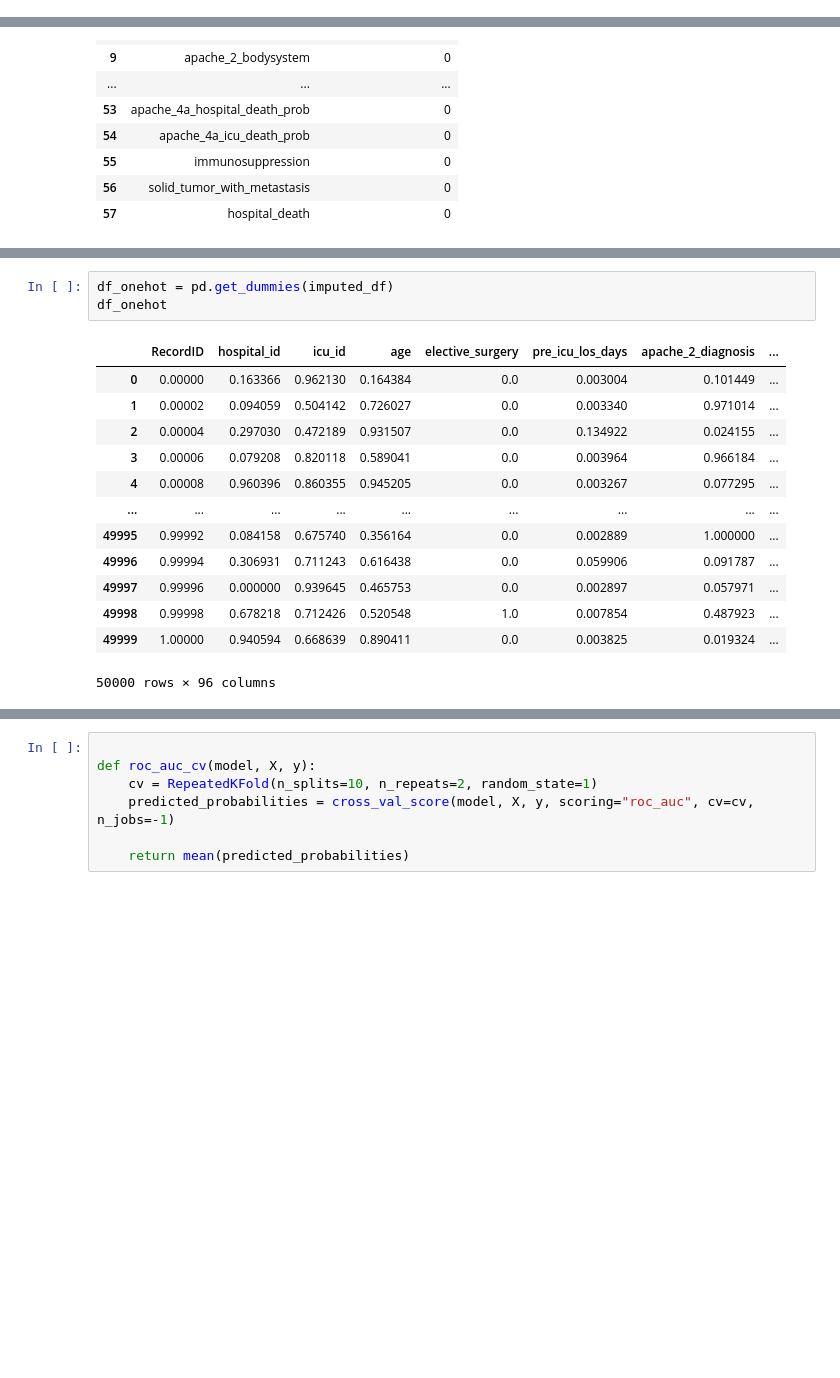
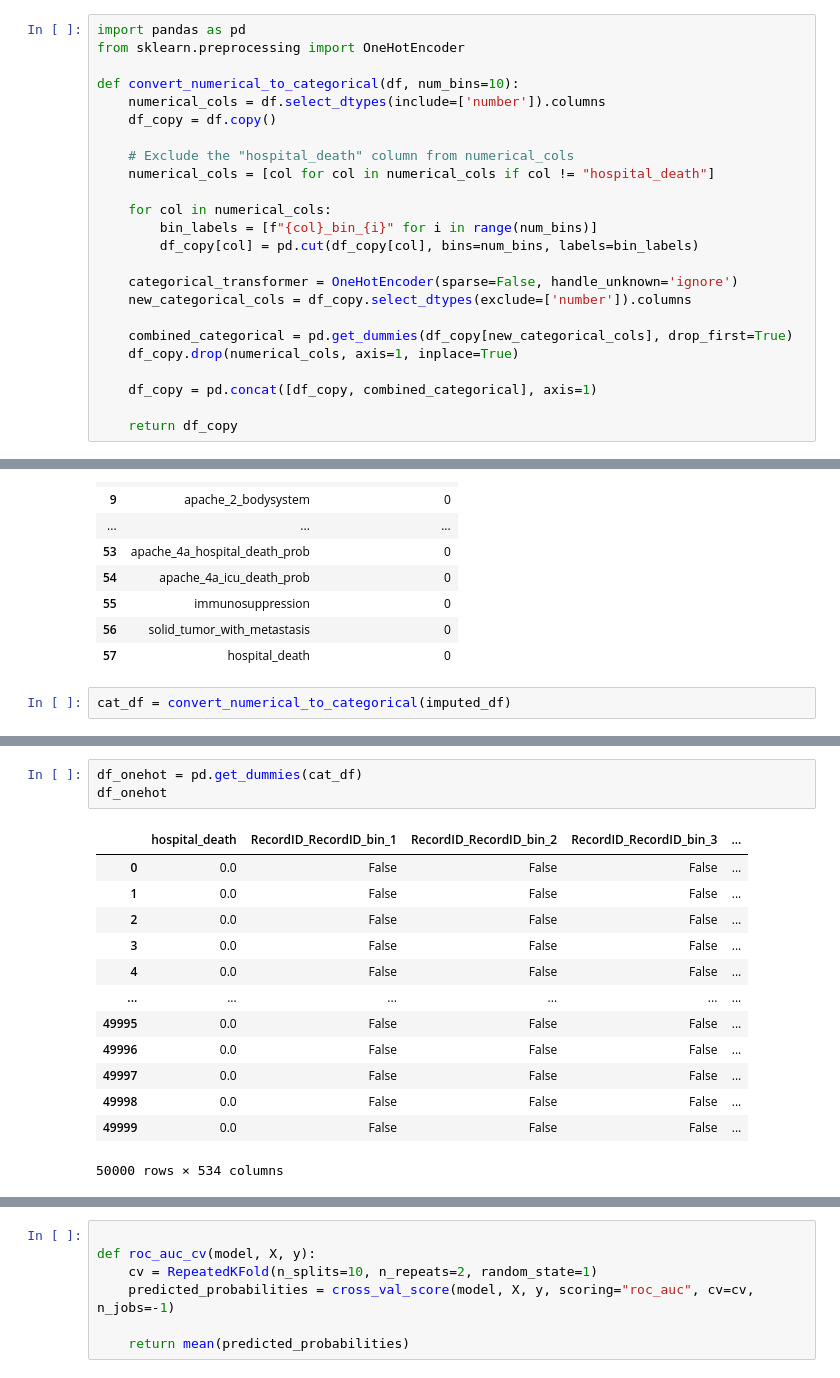
Before and after one commit to YahyaAhmedKhan/iml, a Jupyter notebook: naiveb2.ipynb, the cells around one changed output, grey strips where cells are left out. Saved outputs shown, nothing was run; the diff lists cells and outputs as text; blank space fills up the shorter version.

```diff
--- a/naiveb2.ipynb
+++ b/naiveb2.ipynb
@@ -42,6 +42,30 @@ def min_max_scale_dataframe(df):
     df[numerical_columns] = scaler.fit_transform(df[numerical_columns])
 
     return df
+# %%
+import pandas as pd
+from sklearn.preprocessing import OneHotEncoder
+
+def convert_numerical_to_categorical(df, num_bins=10):
+    numerical_cols = df.select_dtypes(include=['number']).columns
+    df_copy = df.copy()
+
+    # Exclude the "hospital_death" column from numerical_cols
+    numerical_cols = [col for col in numerical_cols if col != "hospital_death"]
+
+    for col in numerical_cols:
+        bin_labels = [f"{col}_bin_{i}" for i in range(num_bins)]
+        df_copy[col] = pd.cut(df_copy[col], bins=num_bins, labels=bin_labels)
+
+    categorical_transformer = OneHotEncoder(sparse=False, handle_unknown='ignore')
+    new_categorical_cols = df_copy.select_dtypes(exclude=['number']).columns
+
+    combined_categorical = pd.get_dummies(df_copy[new_categorical_cols], drop_first=True)
+    df_copy.drop(numerical_cols, axis=1, inplace=True)
+
+    df_copy = pd.concat([df_copy, combined_categorical], axis=1)
+
+    return df_copy
 # %%
 df = pd.read_csv('train.csv')
 imputed_df = custom_impute(df)
@@ -97,3 +121,5 @@ missing_value_counts(imputed_df)
 | 55 | immunosuppression | 0 |
 | 56 | solid_tumor_with_metastasis | 0 |
 | 57 | hospital_death | 0 |
+# %%
+cat_df = convert_numerical_to_categorical(imputed_df)
@@ -100,17 +142,17 @@ missing_value_counts(imputed_df)
 # %%
-df_onehot = pd.get_dummies(imputed_df)
+df_onehot = pd.get_dummies(cat_df)
 df_onehot
 # %% [output]
-|  | RecordID | hospital_id | icu_id | age | elective_surgery | pre_icu_los_days | apache_2_diagnosis | ... |
-| 0 | 0.00000 | 0.163366 | 0.962130 | 0.164384 | 0.0 | 0.003004 | 0.101449 | ... |
-| 1 | 0.00002 | 0.094059 | 0.504142 | 0.726027 | 0.0 | 0.003340 | 0.971014 | ... |
-| 2 | 0.00004 | 0.297030 | 0.472189 | 0.931507 | 0.0 | 0.134922 | 0.024155 | ... |
-| 3 | 0.00006 | 0.079208 | 0.820118 | 0.589041 | 0.0 | 0.003964 | 0.966184 | ... |
-| 4 | 0.00008 | 0.960396 | 0.860355 | 0.945205 | 0.0 | 0.003267 | 0.077295 | ... |
-| ... | ... | ... | ... | ... | ... | ... | ... | ... |
-| 49995 | 0.99992 | 0.084158 | 0.675740 | 0.356164 | 0.0 | 0.002889 | 1.000000 | ... |
-| 49996 | 0.99994 | 0.306931 | 0.711243 | 0.616438 | 0.0 | 0.059906 | 0.091787 | ... |
-| 49997 | 0.99996 | 0.000000 | 0.939645 | 0.465753 | 0.0 | 0.002897 | 0.057971 | ... |
-| 49998 | 0.99998 | 0.678218 | 0.712426 | 0.520548 | 1.0 | 0.007854 | 0.487923 | ... |
-| 49999 | 1.00000 | 0.940594 | 0.668639 | 0.890411 | 0.0 | 0.003825 | 0.019324 | ... |
+|  | hospital_death | RecordID_RecordID_bin_1 | RecordID_RecordID_bin_2 | RecordID_RecordID_bin_3 | ... |
+| 0 | 0.0 | False | False | False | ... |
+| 1 | 0.0 | False | False | False | ... |
+| 2 | 0.0 | False | False | False | ... |
+| 3 | 0.0 | False | False | False | ... |
+| 4 | 0.0 | False | False | False | ... |
+| ... | ... | ... | ... | ... | ... |
+| 49995 | 0.0 | False | False | False | ... |
+| 49996 | 0.0 | False | False | False | ... |
+| 49997 | 0.0 | False | False | False | ... |
+| 49998 | 0.0 | False | False | False | ... |
+| 49999 | 0.0 | False | False | False | ... |
-50000 rows × 96 columns
+50000 rows × 534 columns
```
Also changed, not shown: parts of 16 cells of this notebook, 3 other files.
